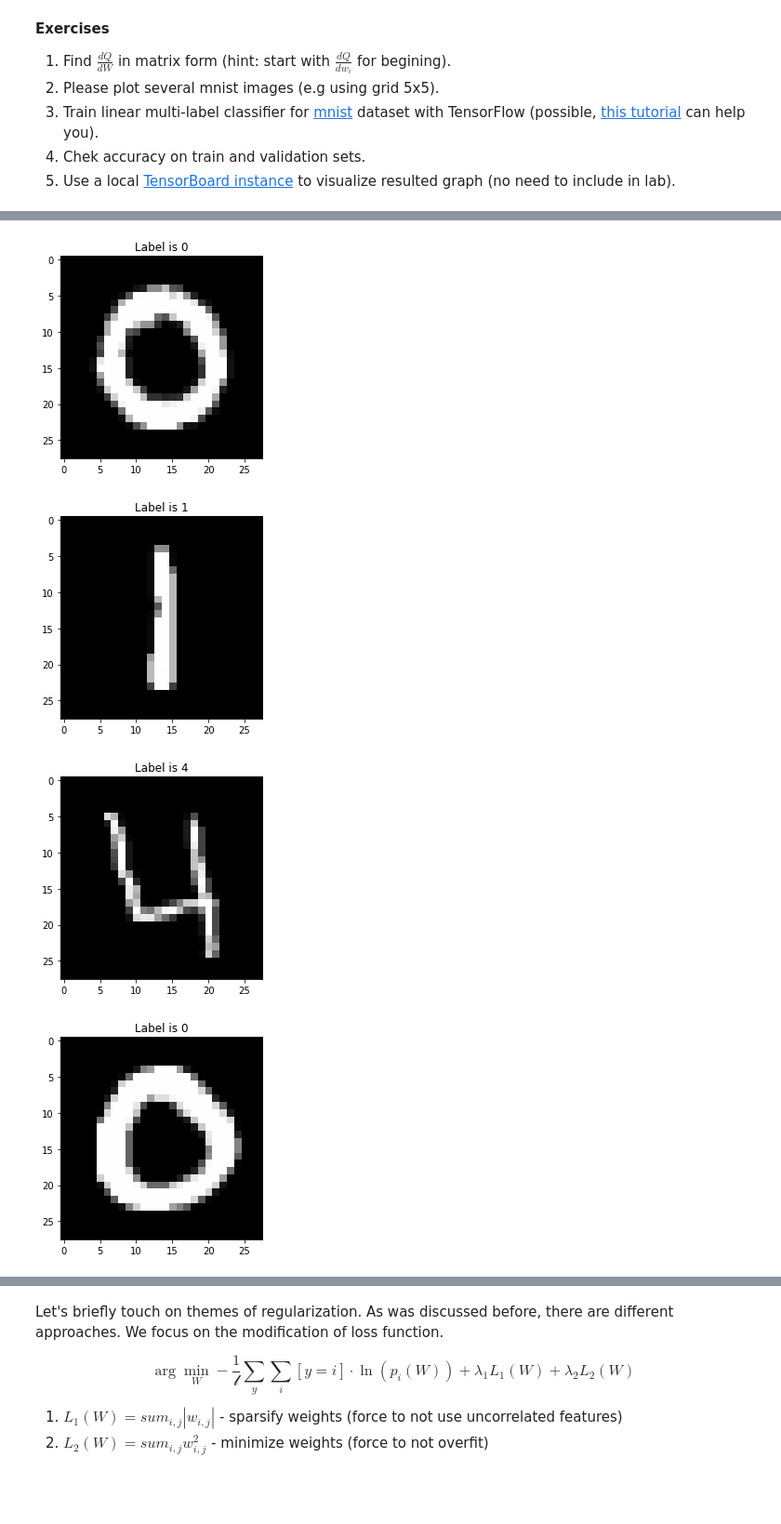
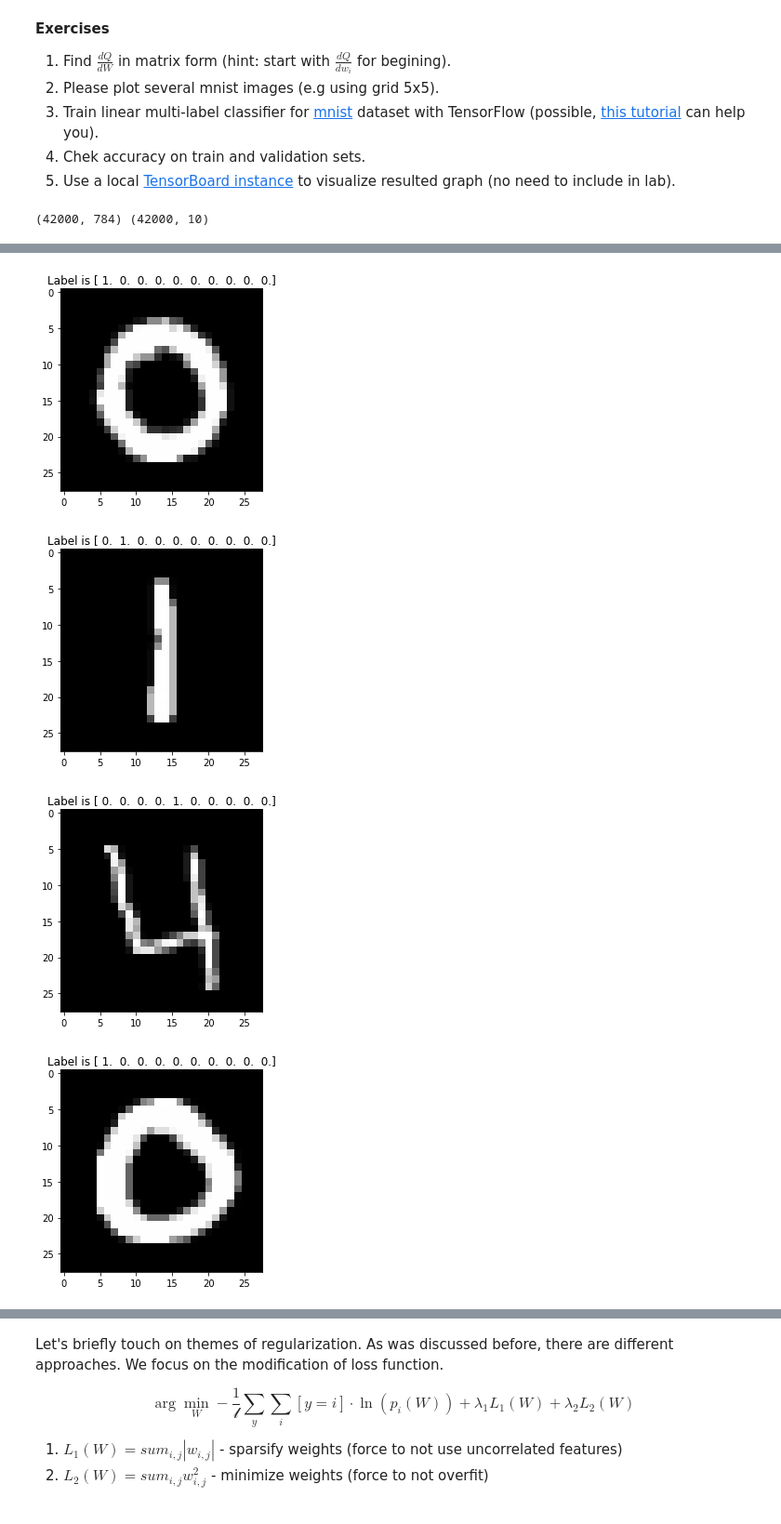
Before and after one commit to max-kuzn/squad, a Jupyter notebook: labs/lab-2.ipynb, the cells around one changed output, grey strips where cells are left out. Shown at 93% size. Drawn from its saved outputs; the diff is of its cells as text; code cells hidden in the pictures.

```diff
--- a/labs/lab-2.ipynb
+++ b/labs/lab-2.ipynb
@@ -50,9 +46,20 @@ data = data[:, 1:]
+# %%
+data = np.array(pd.read_csv('data/train.csv'), dtype=np.float32)
+labels = np.zeros((data.shape[0], 10), dtype=np.float32)
+for i in range(10):
+    labels[:, i] = 1 * (data[:, 0] == i)
+data = data[:, 1:]
+data /= 256.0
+#data -= np.average(data, axis=1)[:, np.newaxis]
+#data /= np.average(data**2, axis=1)[:, np.newaxis]
+# %%
+print(data.shape, labels.shape)
+# %% [output]
+(42000, 784) (42000, 10)
 # %%
 for i in range(5):
     img = np.array(data[i]).reshape((28, 28))
-    plt.title('Label is ' + str(label[i]))
+    plt.title('Label is ' + str(labels[i]))
     plt.imshow(img, cmap='gray')
     plt.show()
-data = 0
-label = 0
 # %% [output]
@@ -60,4 +67,4 @@ label = 0
-[figure, old version]
+[figure, new version]
-[figure, old version]
+[figure, new version]
-[figure, old version]
+[figure, new version]
-[figure, old version]
+[figure, new version]
```
Also changed, not shown: parts of 21 cells of this notebook.
